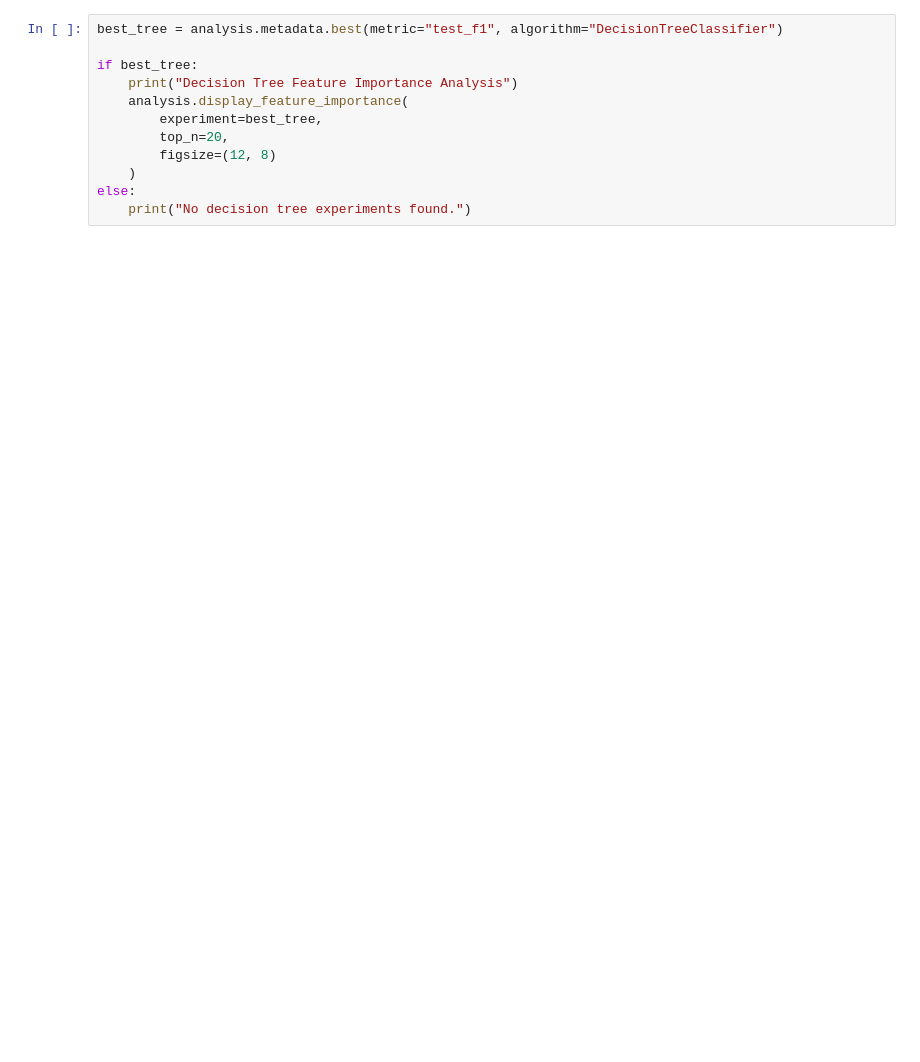
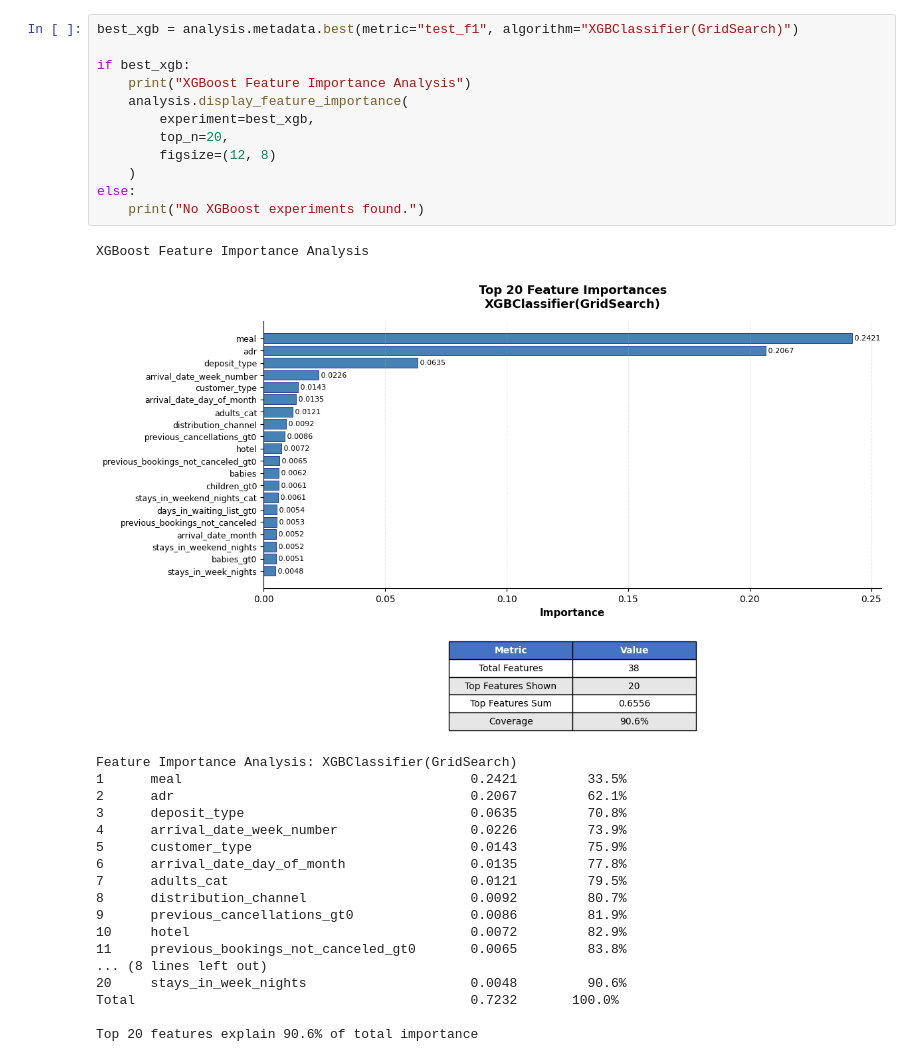
Before and after one commit to OtoSamada/DABN13---Project, a Jupyter notebook: notebooks/exploration/02_modeling.ipynb, the cells around one changed output. Cells and saved outputs as stored; diff of their text form; blank space fills up the shorter version.

```diff
--- a/notebooks/exploration/02_modeling.ipynb
+++ b/notebooks/exploration/02_modeling.ipynb
@@ -262,12 +275,32 @@ else:
 # %%
-best_tree = analysis.metadata.best(metric="test_f1", algorithm="DecisionTreeClassifier")
+best_xgb = analysis.metadata.best(metric="test_f1", algorithm="XGBClassifier(GridSearch)")
 
-if best_tree:
-    print("Decision Tree Feature Importance Analysis")
+if best_xgb:
+    print("XGBoost Feature Importance Analysis")
     analysis.display_feature_importance(
-        experiment=best_tree,
+        experiment=best_xgb,
         top_n=20,
         figsize=(12, 8)
     )
 else:
-    print("No decision tree experiments found.")
+    print("No XGBoost experiments found.")
+# %% [output]
+XGBoost Feature Importance Analysis
+[figure, added]
+Feature Importance Analysis: XGBClassifier(GridSearch)
+1      meal                                     0.2421         33.5%
+2      adr                                      0.2067         62.1%
+3      deposit_type                             0.0635         70.8%
+4      arrival_date_week_number                 0.0226         73.9%
+5      customer_type                            0.0143         75.9%
+6      arrival_date_day_of_month                0.0135         77.8%
+7      adults_cat                               0.0121         79.5%
+8      distribution_channel                     0.0092         80.7%
+9      previous_cancellations_gt0               0.0086         81.9%
+10     hotel                                    0.0072         82.9%
+11     previous_bookings_not_canceled_gt0       0.0065         83.8%
+... (8 lines left out)
+20     stays_in_week_nights                     0.0048         90.6%
+Total                                           0.7232       100.0%
+
+Top 20 features explain 90.6% of total importance
```
Also changed, not shown: parts of 15 cells of this notebook, 22 other files.
